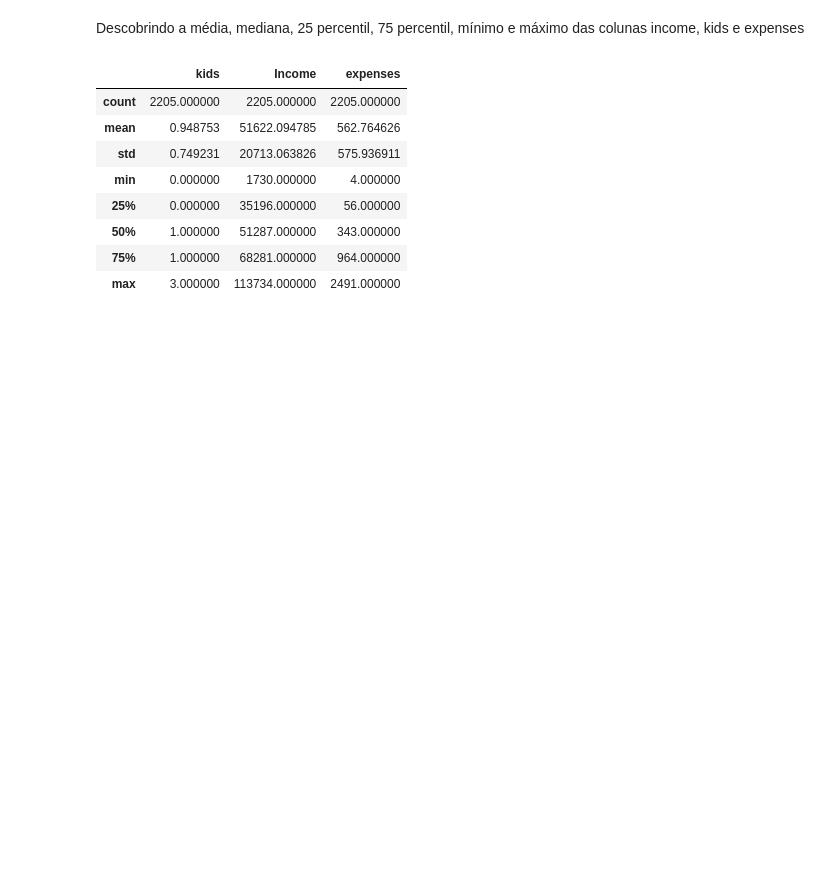
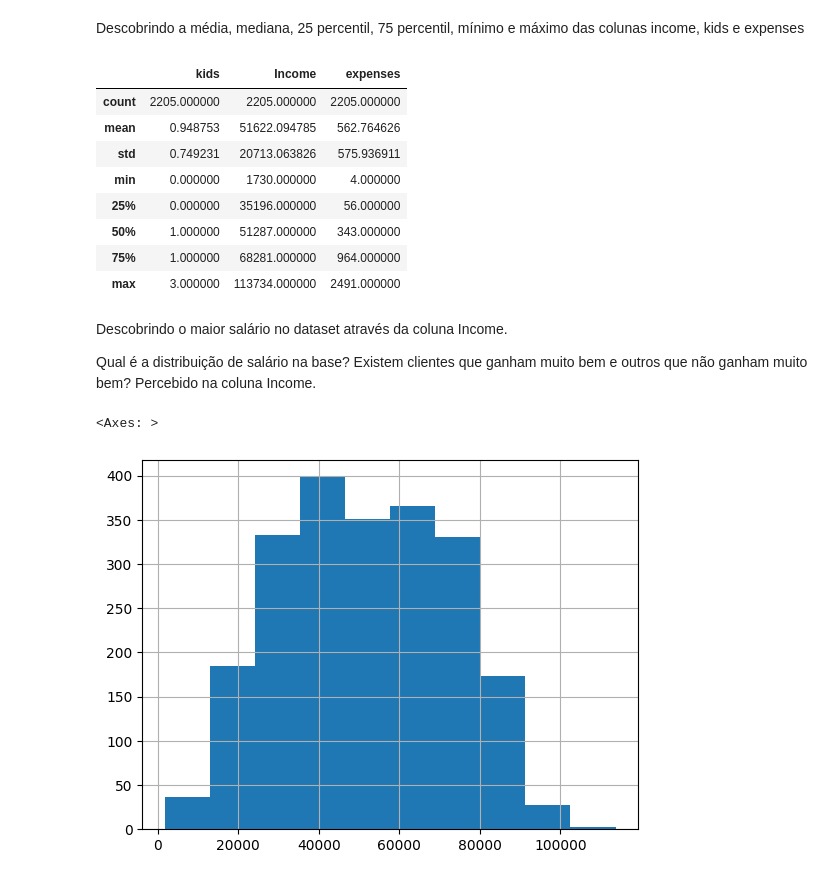
Before and after one commit to jrcomitre/desafio-ifood, a Jupyter notebook: desafio_ifood.ipynb, the cells around one changed output. Drawn from its saved outputs; the diff is of its cells as text; code cells hidden in the pictures; blank space fills up the shorter version.

Commit message:
fix: adicionando biblioteca PLOTLY

```diff
--- a/desafio_ifood.ipynb
+++ b/desafio_ifood.ipynb
@@ -218,3 +219,13 @@ df[['kids', 'Income', 'expenses']].describe()
 | 50% | 1.000000 | 51287.000000 | 343.000000 |
 | 75% | 1.000000 | 68281.000000 | 964.000000 |
 | max | 3.000000 | 113734.000000 | 2491.000000 |
+# %% [markdown]
+Descobrindo o maior salário no dataset através da coluna Income.
+
+Qual é a distribuição de salário na base? Existem clientes que ganham muito bem e outros que não ganham muito bem? Percebido na coluna Income.
+# %%
+# Observando o histograma (Também pode ser usado a biblioteca PLOTLY)
+df['Income'].hist()
+# %% [output]
+<Axes: >
+[figure, added]
```
Also changed, not shown: parts of 3 cells of this notebook.
